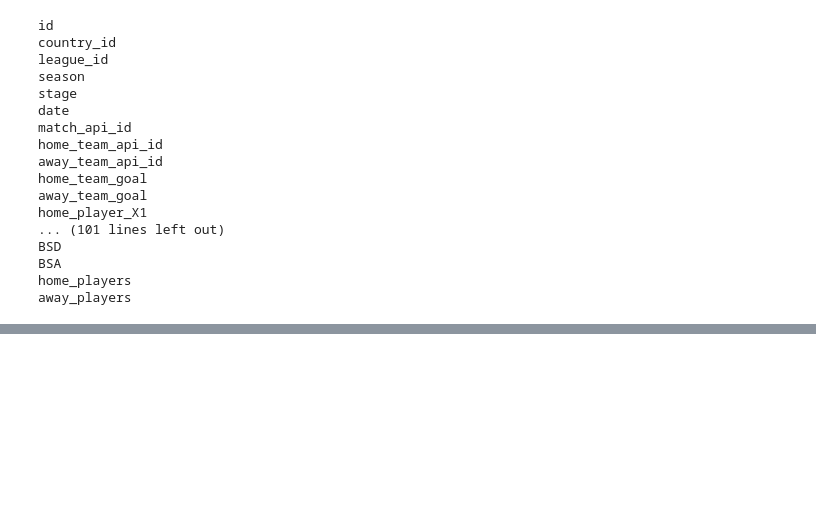
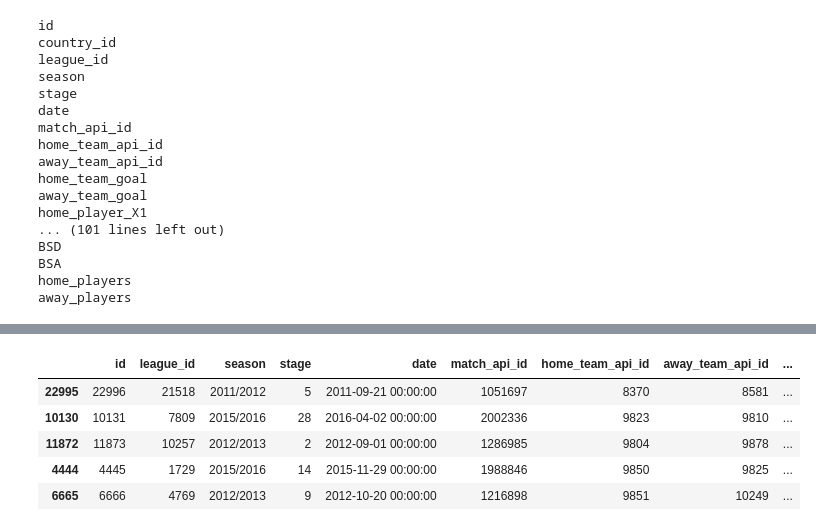
Before and after one commit to aalshabaan/com_480_football, a Jupyter notebook: team_statistics.ipynb, the cells around one changed output, grey strips where cells are left out. Saved outputs shown, nothing was run; the diff lists cells and outputs as text; code cells hidden in the pictures; blank space fills up the shorter version.

```diff
--- a/team_statistics.ipynb
+++ b/team_statistics.ipynb
@@ -148,0 +184,10 @@ players_per_team_df.to_csv('players_per_team.csv')
+# %%
+match['result'] = np.sign(match.home_team_goal - match.away_team_goal)
+match.sample(5)
+# %% [output]
+|  | id | league_id | season | stage | date | match_api_id | home_team_api_id | away_team_api_id | ... |
+| 22995 | 22996 | 21518 | 2011/2012 | 5 | 2011-09-21 00:00:00 | 1051697 | 8370 | 8581 | ... |
+| 10130 | 10131 | 7809 | 2015/2016 | 28 | 2016-04-02 00:00:00 | 2002336 | 9823 | 9810 | ... |
+| 11872 | 11873 | 10257 | 2012/2013 | 2 | 2012-09-01 00:00:00 | 1286985 | 9804 | 9878 | ... |
+| 4444 | 4445 | 1729 | 2015/2016 | 14 | 2015-11-29 00:00:00 | 1988846 | 9850 | 9825 | ... |
+| 6665 | 6666 | 4769 | 2012/2013 | 9 | 2012-10-20 00:00:00 | 1216898 | 9851 | 10249 | ... |
```
Also changed, not shown: parts of 14 cells of this notebook, 2 other files.
